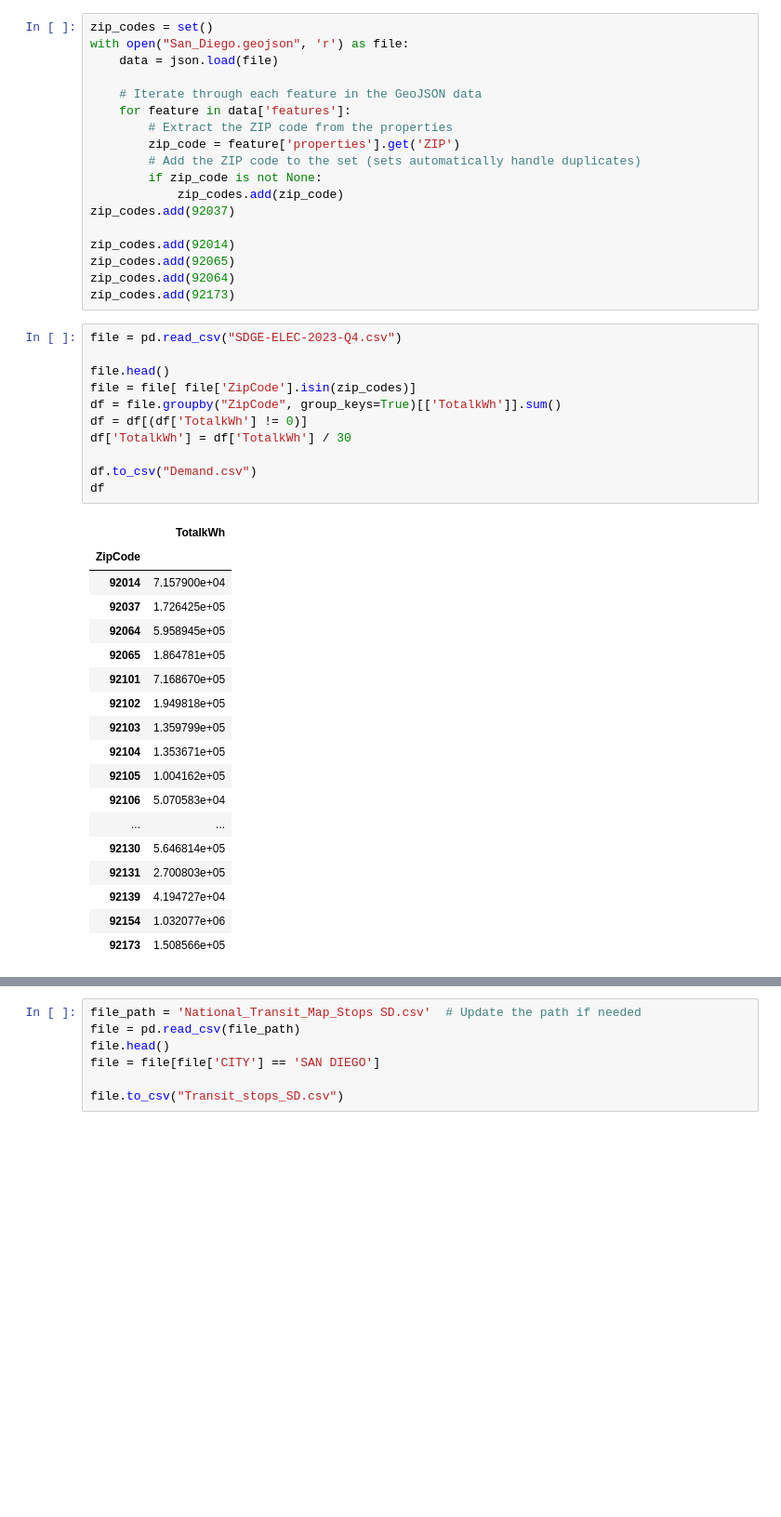
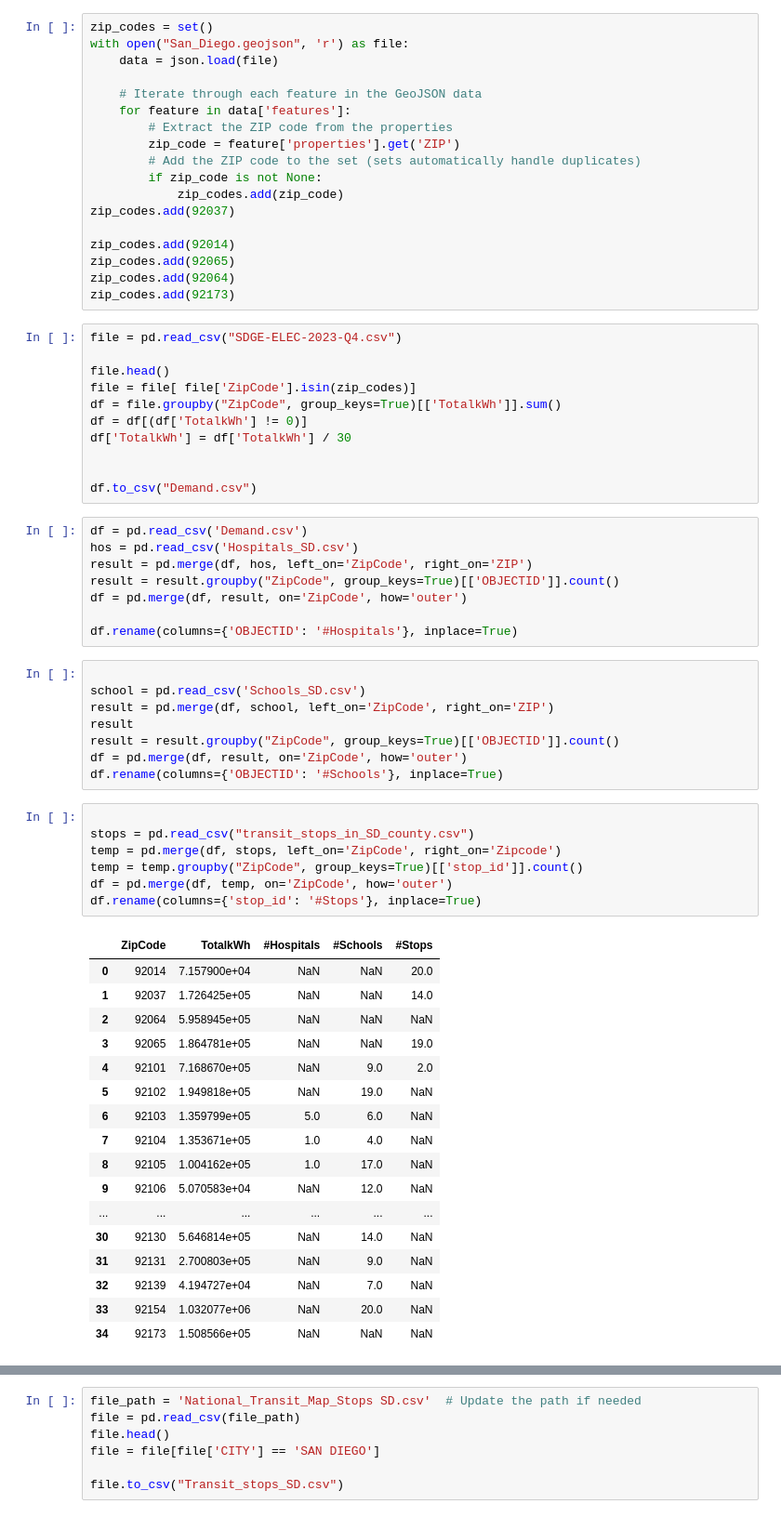
Before and after one commit to yolandazzz13/IOE510-Project, a Jupyter notebook: nodes_zipcode.ipynb, the cells around one changed output, grey strips where cells are left out. Shown: that part at 93% size. Cells and saved outputs as stored; diff of their text form; blank space fills up the shorter version.

```diff
--- a/nodes_zipcode.ipynb
+++ b/nodes_zipcode.ipynb
@@ -45,24 +45,46 @@ df = file.groupby("ZipCode", group_keys=True)[['TotalkWh']].sum()
 df = df[(df['TotalkWh'] != 0)]
 df['TotalkWh'] = df['TotalkWh'] / 30
 
+
 df.to_csv("Demand.csv")
-df
-# %% [output]
-|  | TotalkWh |
-| ZipCode |  |
-| 92014 | 7.157900e+04 |
-| 92037 | 1.726425e+05 |
-| 92064 | 5.958945e+05 |
-| 92065 | 1.864781e+05 |
-| 92101 | 7.168670e+05 |
-| 92102 | 1.949818e+05 |
-| 92103 | 1.359799e+05 |
-| 92104 | 1.353671e+05 |
-| 92105 | 1.004162e+05 |
-| 92106 | 5.070583e+04 |
-| ... | ... |
-| 92130 | 5.646814e+05 |
-| 92131 | 2.700803e+05 |
-| 92139 | 4.194727e+04 |
-| 92154 | 1.032077e+06 |
-| 92173 | 1.508566e+05 |
+# %%
+df = pd.read_csv('Demand.csv')
+hos = pd.read_csv('Hospitals_SD.csv')
+result = pd.merge(df, hos, left_on='ZipCode', right_on='ZIP')
+result = result.groupby("ZipCode", group_keys=True)[['OBJECTID']].count()
+df = pd.merge(df, result, on='ZipCode', how='outer')
+
+df.rename(columns={'OBJECTID': '#Hospitals'}, inplace=True)
+# %%
+
+school = pd.read_csv('Schools_SD.csv')
+result = pd.merge(df, school, left_on='ZipCode', right_on='ZIP')
+result
+result = result.groupby("ZipCode", group_keys=True)[['OBJECTID']].count()
+df = pd.merge(df, result, on='ZipCode', how='outer')
+df.rename(columns={'OBJECTID': '#Schools'}, inplace=True)
+# %%
+
+stops = pd.read_csv("transit_stops_in_SD_county.csv")
+temp = pd.merge(df, stops, left_on='ZipCode', right_on='Zipcode')
+temp = temp.groupby("ZipCode", group_keys=True)[['stop_id']].count()
+df = pd.merge(df, temp, on='ZipCode', how='outer')
+df.rename(columns={'stop_id': '#Stops'}, inplace=True)
+# %% [output]
+|  | ZipCode | TotalkWh | #Hospitals | #Schools | #Stops |
+| 0 | 92014 | 7.157900e+04 | NaN | NaN | 20.0 |
+| 1 | 92037 | 1.726425e+05 | NaN | NaN | 14.0 |
+| 2 | 92064 | 5.958945e+05 | NaN | NaN | NaN |
+| 3 | 92065 | 1.864781e+05 | NaN | NaN | 19.0 |
+| 4 | 92101 | 7.168670e+05 | NaN | 9.0 | 2.0 |
+| 5 | 92102 | 1.949818e+05 | NaN | 19.0 | NaN |
+| 6 | 92103 | 1.359799e+05 | 5.0 | 6.0 | NaN |
+| 7 | 92104 | 1.353671e+05 | 1.0 | 4.0 | NaN |
+| 8 | 92105 | 1.004162e+05 | 1.0 | 17.0 | NaN |
+| 9 | 92106 | 5.070583e+04 | NaN | 12.0 | NaN |
+| ... | ... | ... | ... | ... | ... |
+| 30 | 92130 | 5.646814e+05 | NaN | 14.0 | NaN |
+| 31 | 92131 | 2.700803e+05 | NaN | 9.0 | NaN |
+| 32 | 92139 | 4.194727e+04 | NaN | 7.0 | NaN |
+| 33 | 92154 | 1.032077e+06 | NaN | 20.0 | NaN |
+| 34 | 92173 | 1.508566e+05 | NaN | NaN | NaN |
```
Also changed, not shown: parts of 7 cells of this notebook, 6 other files.
